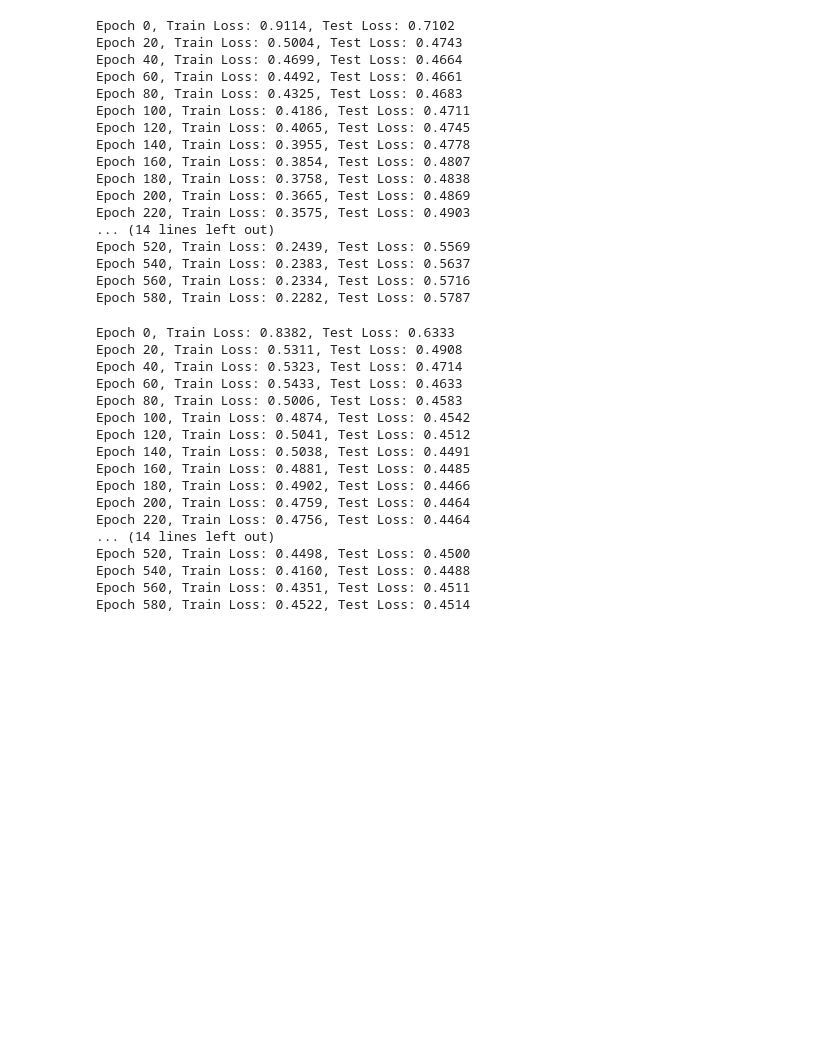
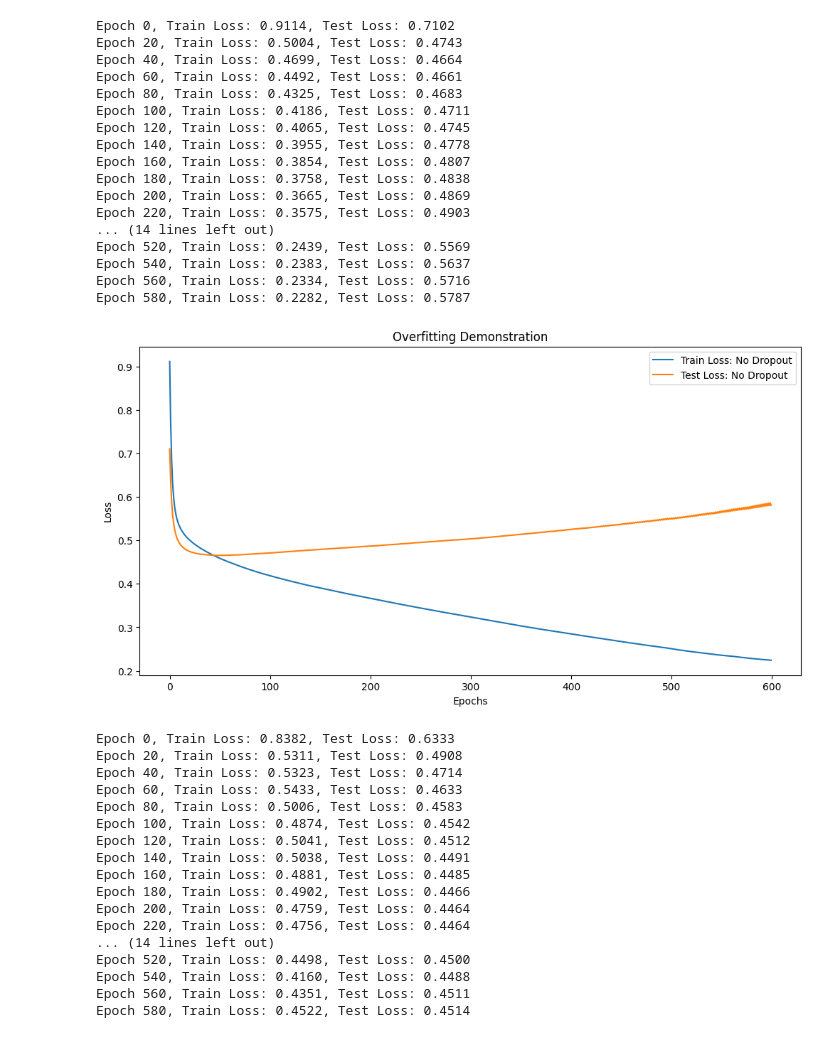
Before and after one commit to HiraNawaz2415/DL-Assignment-1, a Jupyter notebook: Underfitting.ipynb, the cells around one changed output. Cells and saved outputs as stored; diff of their text form; code cells hidden in the pictures; blank space fills up the shorter version.

```diff
--- a/Underfitting.ipynb
+++ b/Underfitting.ipynb
@@ -234,6 +234,17 @@ Epoch 520, Train Loss: 0.2439, Test Loss: 0.5569
 Epoch 540, Train Loss: 0.2383, Test Loss: 0.5637
 Epoch 560, Train Loss: 0.2334, Test Loss: 0.5716
 Epoch 580, Train Loss: 0.2282, Test Loss: 0.5787
+# %%
+plt.figure(figsize=(12,6))
+plt.plot(train1, label="Train Loss: No Dropout")
+plt.plot(test1, label="Test Loss: No Dropout")
+plt.xlabel("Epochs")
+plt.ylabel("Loss")
+plt.title("Overfitting Demonstration")
+plt.legend()
+plt.show()
+# %% [output]
+[figure, added]
 # %%
 # -----------------------------
 # 11. STEP 2: TRAIN WITH DROPOUT
```
Also changed, not shown: parts of 2 cells of this notebook.
